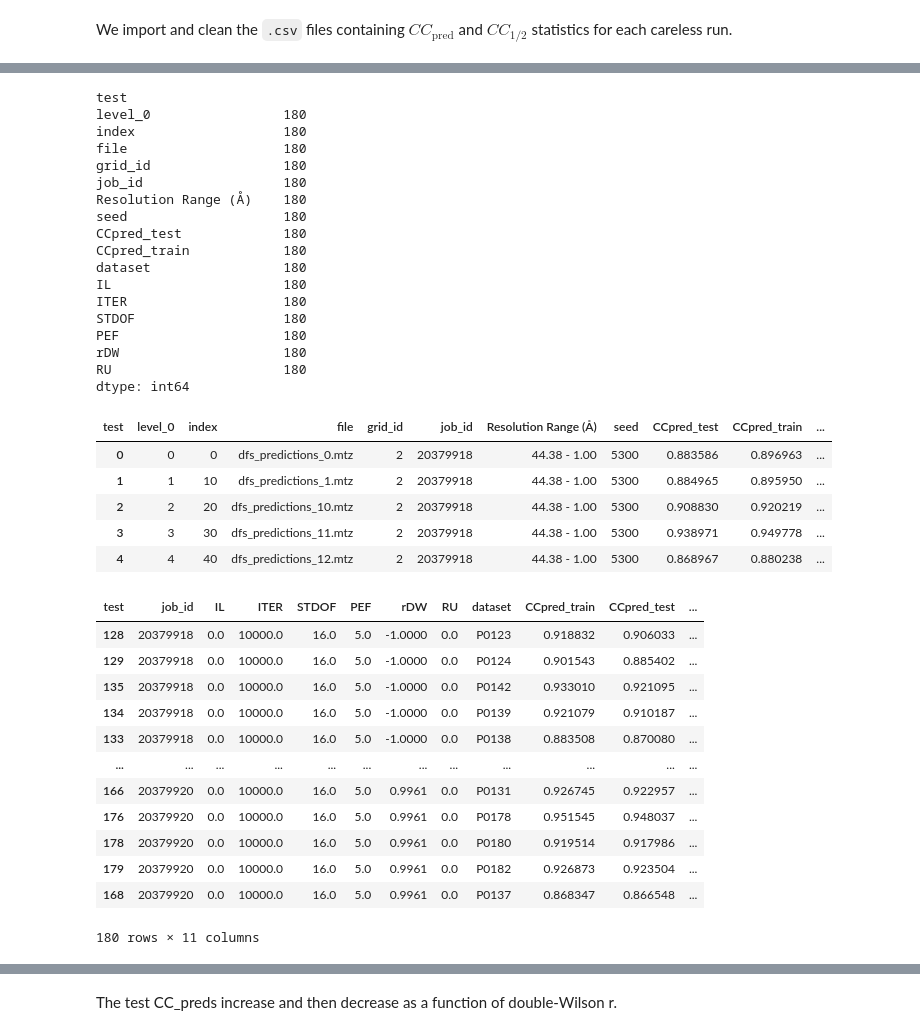
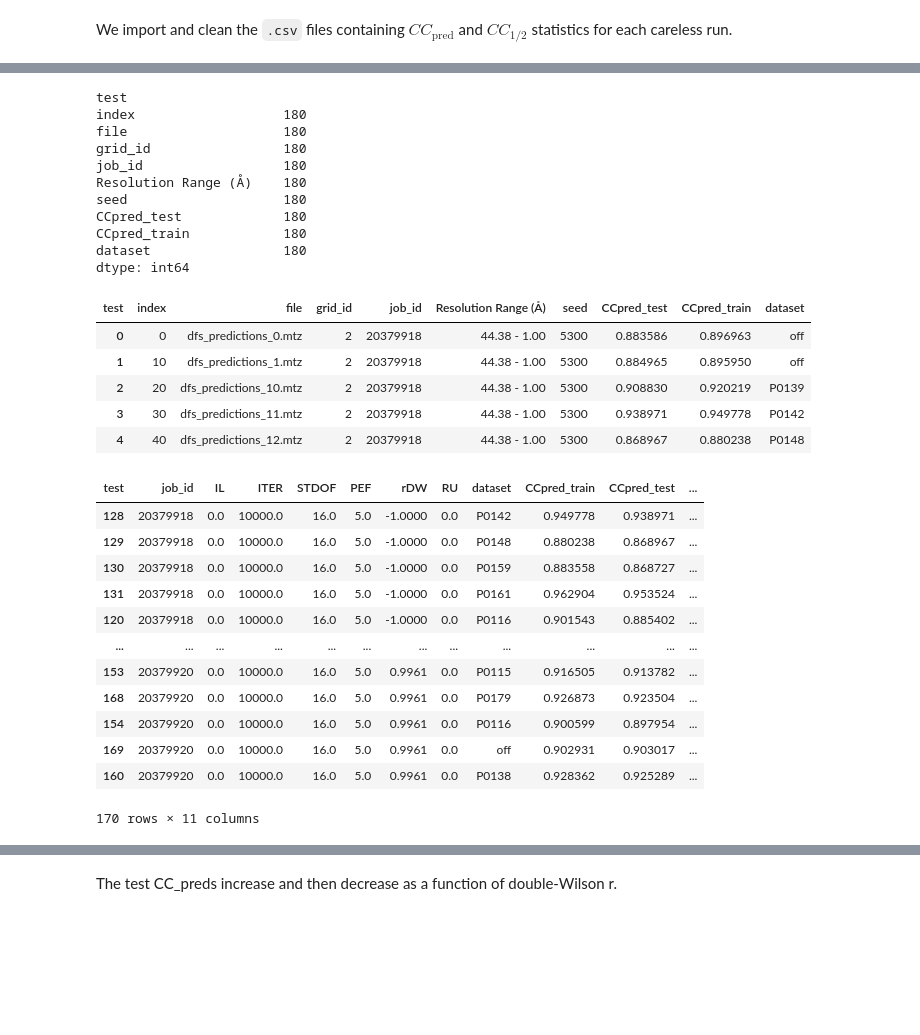
Before and after one commit to Hekstra-Lab/dw-examples, a Jupyter notebook: dfs/Inspect_Careless_param_grid-DFS.ipynb, the cells around one changed output, grey strips where cells are left out. Drawn from its saved outputs; the diff is of its cells as text; code cells hidden in the pictures; blank space fills up the shorter version.

```diff
--- a/dfs/Inspect_Careless_param_grid-DFS.ipynb
+++ b/dfs/Inspect_Careless_param_grid-DFS.ipynb
@@ -197,39 +197,32 @@ all_results_ccpred = pivoted_df.reset_index()
 # %%
 all_params.reset_index(drop=True,inplace=True)
 all_results_ccpred.dropna(inplace=True)
 all_results_ccpred["dataset"] = [os.path.splitext(name)[0].split('_')[-1] for name in all_results_ccpred.file]
 all_results_ccpred["dataset"]=all_results_ccpred["dataset"].astype('int32')
-all_results_ccpred["dataset"]=[dataset_names[i] for i in all_results_ccpred["dataset"]]
+all_results_ccpred["dataset"]=["off" if i<2 else dataset_names[i-2] for i in all_results_ccpred["dataset"]]
 all_results_ccpred.sort_values(by=["grid_id","job_id"],inplace=True)
 all_results_ccpred.reset_index(inplace=True)
 print(all_results_ccpred.count())
 all_results = all_results_ccpred
 all_results.head()
 # %% [output]
 test
-level_0                 180
 index                   180
 file                    180
 grid_id                 180
 job_id                  180
 Resolution Range (Å)    180
 seed                    180
 CCpred_test             180
 CCpred_train            180
 dataset                 180
-IL                      180
-ITER                    180
-STDOF                   180
-PEF                     180
-rDW                     180
-RU                      180
 dtype: int64
-| test | level_0 | index | file | grid_id | job_id | Resolution Range (Å) | seed | CCpred_test | CCpred_train | ... |
-| 0 | 0 | 0 | dfs_predictions_0.mtz | 2 | 20379918 | 44.38 - 1.00 | 5300 | 0.883586 | 0.896963 | ... |
-| 1 | 1 | 10 | dfs_predictions_1.mtz | 2 | 20379918 | 44.38 - 1.00 | 5300 | 0.884965 | 0.895950 | ... |
-| 2 | 2 | 20 | dfs_predictions_10.mtz | 2 | 20379918 | 44.38 - 1.00 | 5300 | 0.908830 | 0.920219 | ... |
-| 3 | 3 | 30 | dfs_predictions_11.mtz | 2 | 20379918 | 44.38 - 1.00 | 5300 | 0.938971 | 0.949778 | ... |
-| 4 | 4 | 40 | dfs_predictions_12.mtz | 2 | 20379918 | 44.38 - 1.00 | 5300 | 0.868967 | 0.880238 | ... |
+| test | index | file | grid_id | job_id | Resolution Range (Å) | seed | CCpred_test | CCpred_train | dataset |
+| 0 | 0 | dfs_predictions_0.mtz | 2 | 20379918 | 44.38 - 1.00 | 5300 | 0.883586 | 0.896963 | off |
+| 1 | 10 | dfs_predictions_1.mtz | 2 | 20379918 | 44.38 - 1.00 | 5300 | 0.884965 | 0.895950 | off |
+| 2 | 20 | dfs_predictions_10.mtz | 2 | 20379918 | 44.38 - 1.00 | 5300 | 0.908830 | 0.920219 | P0139 |
+| 3 | 30 | dfs_predictions_11.mtz | 2 | 20379918 | 44.38 - 1.00 | 5300 | 0.938971 | 0.949778 | P0142 |
+| 4 | 40 | dfs_predictions_12.mtz | 2 | 20379918 | 44.38 - 1.00 | 5300 | 0.868967 | 0.880238 | P0148 |
 # %%
 df_param=all_params[['IL','ITER','STDOF','PEF','rDW','RU','grid_id','job_id','seed']].copy()
 
@@ -254,18 +247,18 @@ all_results_avg=tmp
 all_results_avg
 # %% [output]
 | test | job_id | IL | ITER | STDOF | PEF | rDW | RU | dataset | CCpred_train | CCpred_test | ... |
-| 128 | 20379918 | 0.0 | 10000.0 | 16.0 | 5.0 | -1.0000 | 0.0 | P0123 | 0.918832 | 0.906033 | ... |
-| 129 | 20379918 | 0.0 | 10000.0 | 16.0 | 5.0 | -1.0000 | 0.0 | P0124 | 0.901543 | 0.885402 | ... |
-| 135 | 20379918 | 0.0 | 10000.0 | 16.0 | 5.0 | -1.0000 | 0.0 | P0142 | 0.933010 | 0.921095 | ... |
-| 134 | 20379918 | 0.0 | 10000.0 | 16.0 | 5.0 | -1.0000 | 0.0 | P0139 | 0.921079 | 0.910187 | ... |
-| 133 | 20379918 | 0.0 | 10000.0 | 16.0 | 5.0 | -1.0000 | 0.0 | P0138 | 0.883508 | 0.870080 | ... |
+| 128 | 20379918 | 0.0 | 10000.0 | 16.0 | 5.0 | -1.0000 | 0.0 | P0142 | 0.949778 | 0.938971 | ... |
+| 129 | 20379918 | 0.0 | 10000.0 | 16.0 | 5.0 | -1.0000 | 0.0 | P0148 | 0.880238 | 0.868967 | ... |
+| 130 | 20379918 | 0.0 | 10000.0 | 16.0 | 5.0 | -1.0000 | 0.0 | P0159 | 0.883558 | 0.868727 | ... |
+| 131 | 20379918 | 0.0 | 10000.0 | 16.0 | 5.0 | -1.0000 | 0.0 | P0161 | 0.962904 | 0.953524 | ... |
+| 120 | 20379918 | 0.0 | 10000.0 | 16.0 | 5.0 | -1.0000 | 0.0 | P0116 | 0.901543 | 0.885402 | ... |
 | ... | ... | ... | ... | ... | ... | ... | ... | ... | ... | ... | ... |
-| 166 | 20379920 | 0.0 | 10000.0 | 16.0 | 5.0 | 0.9961 | 0.0 | P0131 | 0.926745 | 0.922957 | ... |
-| 176 | 20379920 | 0.0 | 10000.0 | 16.0 | 5.0 | 0.9961 | 0.0 | P0178 | 0.951545 | 0.948037 | ... |
-| 178 | 20379920 | 0.0 | 10000.0 | 16.0 | 5.0 | 0.9961 | 0.0 | P0180 | 0.919514 | 0.917986 | ... |
-| 179 | 20379920 | 0.0 | 10000.0 | 16.0 | 5.0 | 0.9961 | 0.0 | P0182 | 0.926873 | 0.923504 | ... |
-| 168 | 20379920 | 0.0 | 10000.0 | 16.0 | 5.0 | 0.9961 | 0.0 | P0137 | 0.868347 | 0.866548 | ... |
+| 153 | 20379920 | 0.0 | 10000.0 | 16.0 | 5.0 | 0.9961 | 0.0 | P0115 | 0.916505 | 0.913782 | ... |
+| 168 | 20379920 | 0.0 | 10000.0 | 16.0 | 5.0 | 0.9961 | 0.0 | P0179 | 0.926873 | 0.923504 | ... |
+| 154 | 20379920 | 0.0 | 10000.0 | 16.0 | 5.0 | 0.9961 | 0.0 | P0116 | 0.900599 | 0.897954 | ... |
+| 169 | 20379920 | 0.0 | 10000.0 | 16.0 | 5.0 | 0.9961 | 0.0 | off | 0.902931 | 0.903017 | ... |
+| 160 | 20379920 | 0.0 | 10000.0 | 16.0 | 5.0 | 0.9961 | 0.0 | P0138 | 0.928362 | 0.925289 | ... |
-180 rows × 11 columns
+170 rows × 11 columns
 # %%
 fig, ax = plt.subplots(figsize=[3,7])
 table = all_results_avg[["rDW","dataset","CCpred_test"]].pivot_table(index='dataset', columns='rDW', values='CCpred_test')
```
Also changed, not shown: parts of 7 cells of this notebook, 33 other files.
